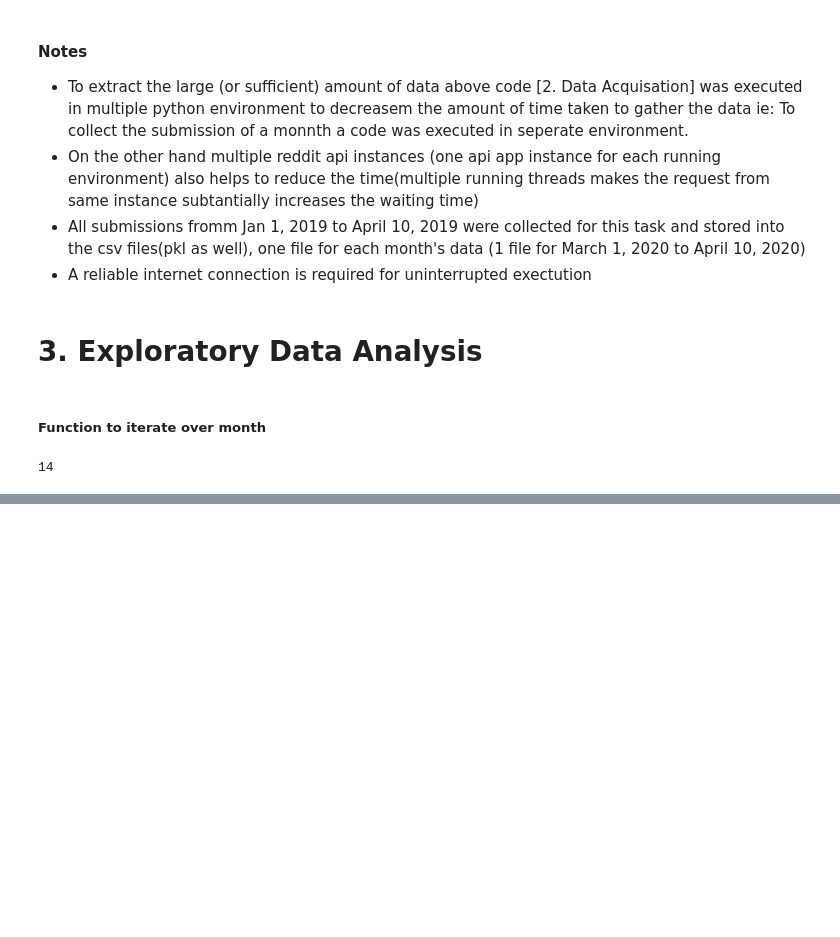
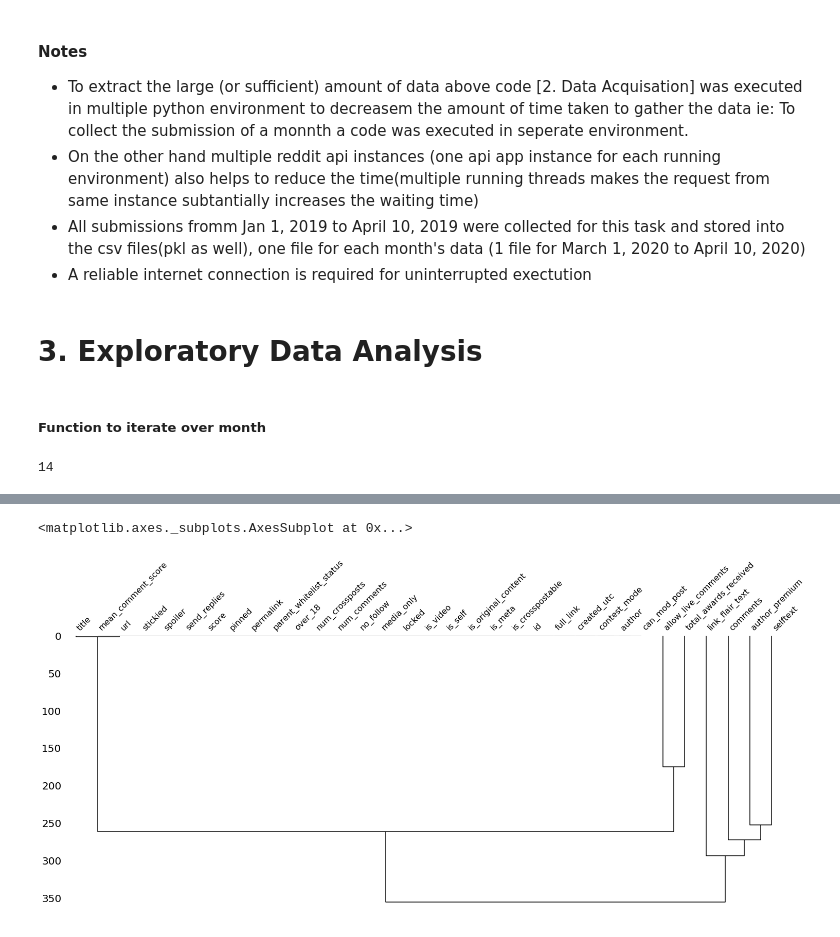
Before and after one commit to macabdul9/reddit-flait-detector, a Jupyter notebook: notebooks/reddit_flair_data_acquisation_June_2019.ipynb, the cells around one changed output, grey strips where cells are left out. Cells and saved outputs as stored; diff of their text form; code cells hidden in the pictures; blank space fills up the shorter version.

```diff
--- a/notebooks/reddit_flair_data_acquisation_June_2019.ipynb
+++ b/notebooks/reddit_flair_data_acquisation_June_2019.ipynb
@@ -249,0 +279,5 @@ fig.show()
+# %%
+msno.dendrogram(df)
+# %% [output]
+<matplotlib.axes._subplots.AxesSubplot at 0x...>
+[figure, added]
```
Also changed, not shown: parts of 10 cells of this notebook.
